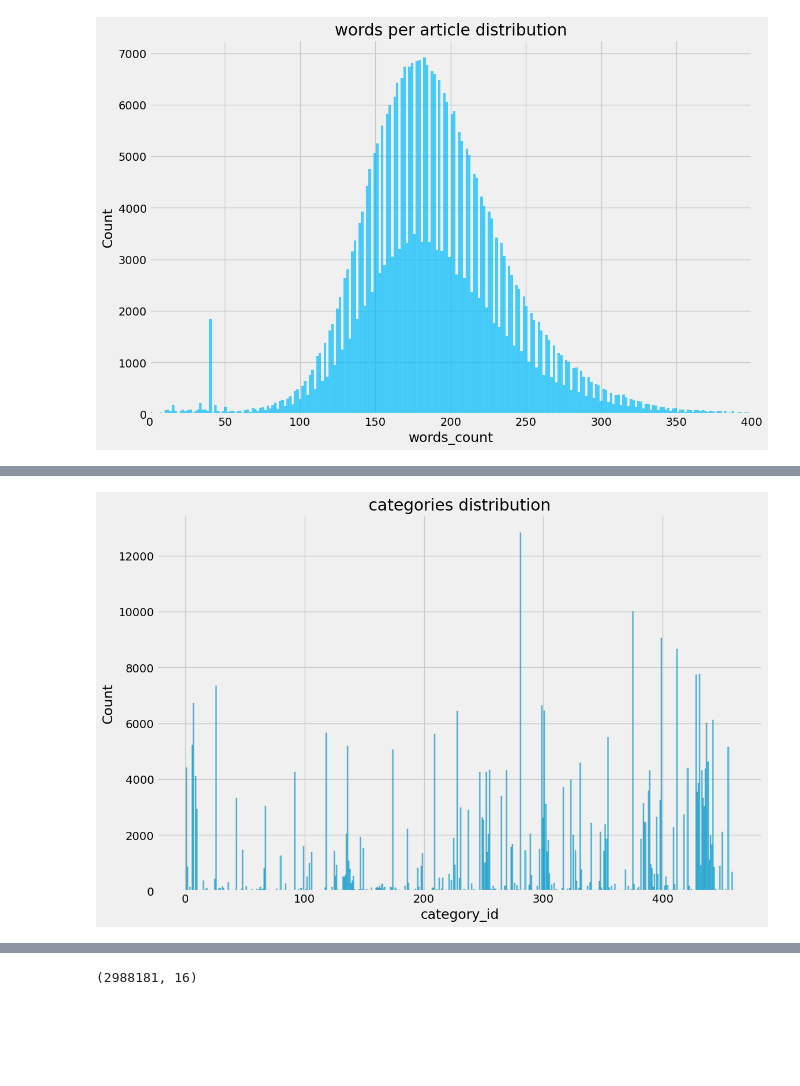
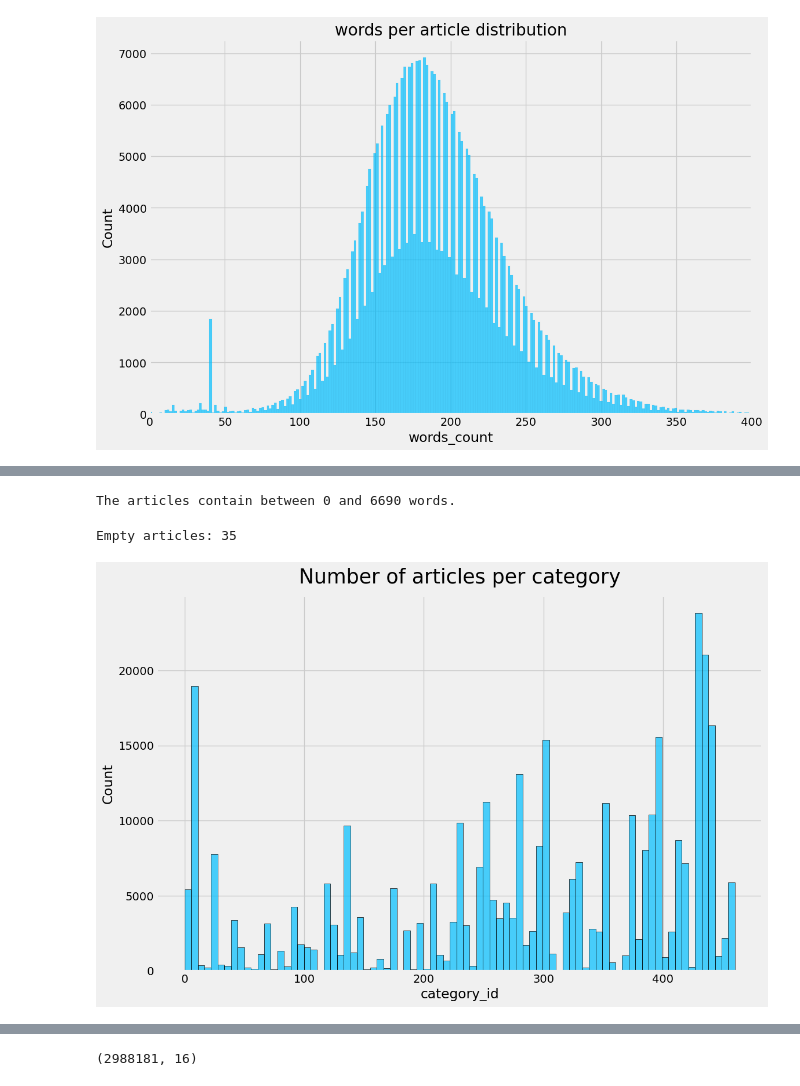
Before and after one commit to jfsubrini/ia-project9, a Jupyter notebook: Subrini_JeanFrancois_2_scripts_012023.ipynb, the cells around one changed output, grey strips where cells are left out. Cells and saved outputs as stored; diff of their text form; code cells hidden in the pictures; blank space fills up the shorter version.

```diff
--- a/Subrini_JeanFrancois_2_scripts_012023.ipynb
+++ b/Subrini_JeanFrancois_2_scripts_012023.ipynb
@@ -600,13 +580,25 @@ plt.title('How many words per article');
+# %%
+min_words = df_articles['words_count'].min()
+max_words = df_articles['words_count'].max()
+print(f"\033[1m\nThe articles contain between {min_words} \
+and {max_words} words.\033[0m")
+# %% [output]
+The articles contain between 0 and 6690 words.
+# %%
+num_empty_art = df_articles.loc[df_articles['words_count'] == 0].count()[0]
+print(f"Empty articles: {num_empty_art}")
+# %% [output]
+Empty articles: 35
 # %%
 fig, ax = plt.subplots(figsize=(12, 8))
 
 sns.histplot(df_articles['category_id'],
-            color="deepskyblue",
-            edgecolor="black",
-            alpha=0.7,
-            ax=ax)
+             color="deepskyblue",
+             edgecolor="black",
+             alpha=0.7,
+             ax=ax)
 
-plt.title('categories distribution');
+plt.title('Number of articles per category', fontsize=25, pad=15)
 plt.show()
 # %% [output]
-[figure, old version]
+[figure, new version]
```
Also changed, not shown: parts of 99 cells of this notebook.
